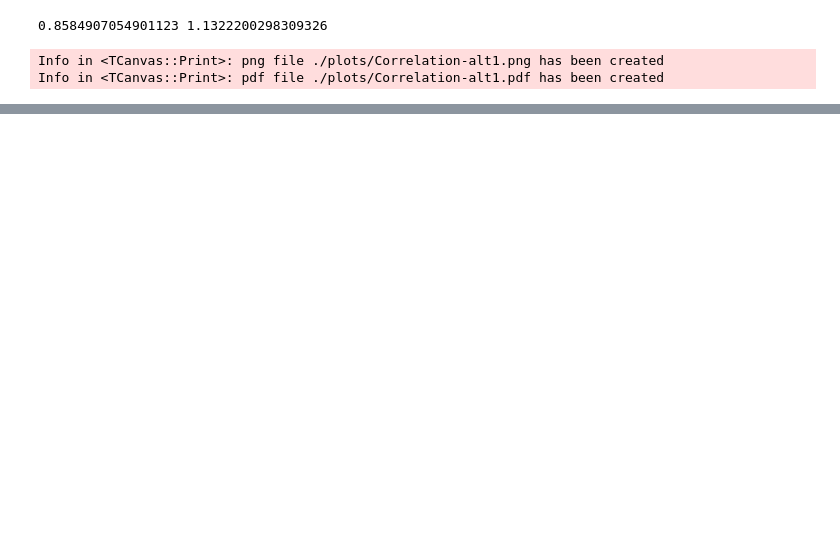
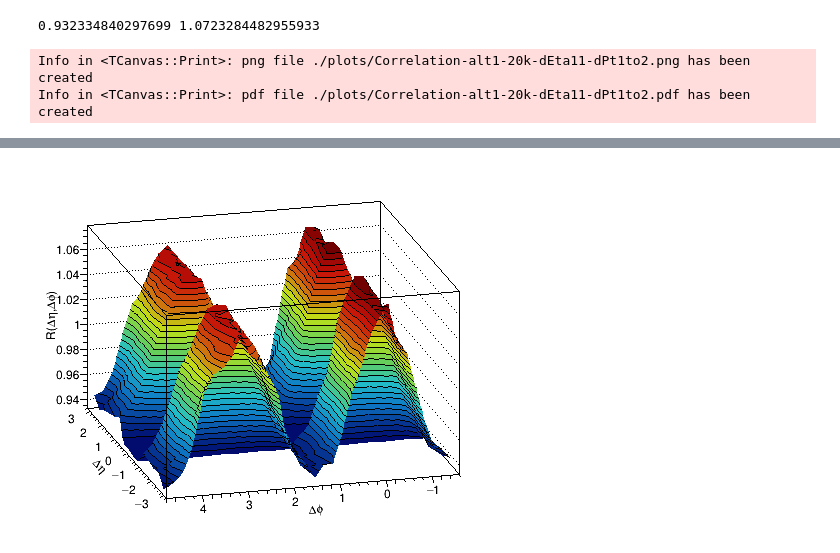
Before and after one commit to hrjheng/NCU-1072-HEPCourse, a Jupyter notebook: Angular-correlation/Correlation.ipynb, the cells around one changed output, grey strips where cells are left out. Drawn from its saved outputs; the diff is of its cells as text; code cells hidden in the pictures; blank space fills up the shorter version.

```diff
--- a/Angular-correlation/Correlation.ipynb
+++ b/Angular-correlation/Correlation.ipynb
@@ -99,6 +96,8 @@ h_ratio.Divide(hM_bkg)
 print (minimum, maximum)
 # h_ratio.Add(h_ratio,-minimum)
 c.cd()
+ROOT.gPad.SetRightMargin(0.15)
+ROOT.gPad.SetTicks()
 c.Update()
 h_ratio.GetXaxis().SetTitle('#Delta#eta')
 h_ratio.GetYaxis().SetTitle('#Delta#phi')
@@ -109,23 +108,25 @@ h_ratio.GetZaxis().SetTitleOffset(TitleOffset_Z)
 h_ratio.GetXaxis().CenterTitle()
 h_ratio.GetYaxis().CenterTitle()
 h_ratio.GetZaxis().CenterTitle()
-# h_ratio.GetXaxis().SetRangeUser(-3.25,3.25)
-# h_ratio.GetYaxis().SetRangeUser(-1.55,4.75)
+h_ratio.GetXaxis().SetRangeUser(-ROOT.TMath.Pi(),ROOT.TMath.Pi())
+h_ratio.GetYaxis().SetRangeUser(-0.5*ROOT.TMath.Pi(),1.5*ROOT.TMath.Pi())
 h_ratio.SetMaximum(1.2)
 h_ratio.SetMinimum(0.0)
-h_ratio.GetZaxis().SetRangeUser(minimum,1.03*maximum)
+# h_ratio.GetZaxis().SetRangeUser(minimum,1.03*maximum)
+h_ratio.GetZaxis().SetRangeUser(minimum,maximum)
 h_ratio.SetLineColor(1)
 h_ratio.SetContour(30)
 ROOT.gPad.SetPhi(105)
 ROOT.gPad.SetTheta(27)
+ROOT.gStyle.SetPalette(55)
 # h_ratio.Draw('colz')
 h_ratio.SetTitle('')
 h_ratio.Draw('surf2')
 h_ratio.Draw('CONT1 same')
 c.Draw()
-c.SaveAs('./plots/Correlation-alt1.png')
-c.SaveAs('./plots/Correlation-alt1.pdf')
+c.SaveAs('./plots/Correlation-alt1-20k-dEta11-dPt1to2.png')
+c.SaveAs('./plots/Correlation-alt1-20k-dEta11-dPt1to2.pdf')
 # %% [output]
-0.8584907054901123 1.1322200298309326
+0.932334840297699 1.0723284482955933
-Info in <TCanvas::Print>: png file ./plots/Correlation-alt1.png has been created
-Info in <TCanvas::Print>: pdf file ./plots/Correlation-alt1.pdf has been created
+Info in <TCanvas::Print>: png file ./plots/Correlation-alt1-20k-dEta11-dPt1to2.png has been created
+Info in <TCanvas::Print>: pdf file ./plots/Correlation-alt1-20k-dEta11-dPt1to2.pdf has been created
@@ -132,0 +133 @@ Info in <TCanvas::Print>: pdf file ./plots/Correlation-alt1.pdf has been created
+[figure, added]
```
Also changed, not shown: parts of 9 cells of this notebook, 44 other files.
